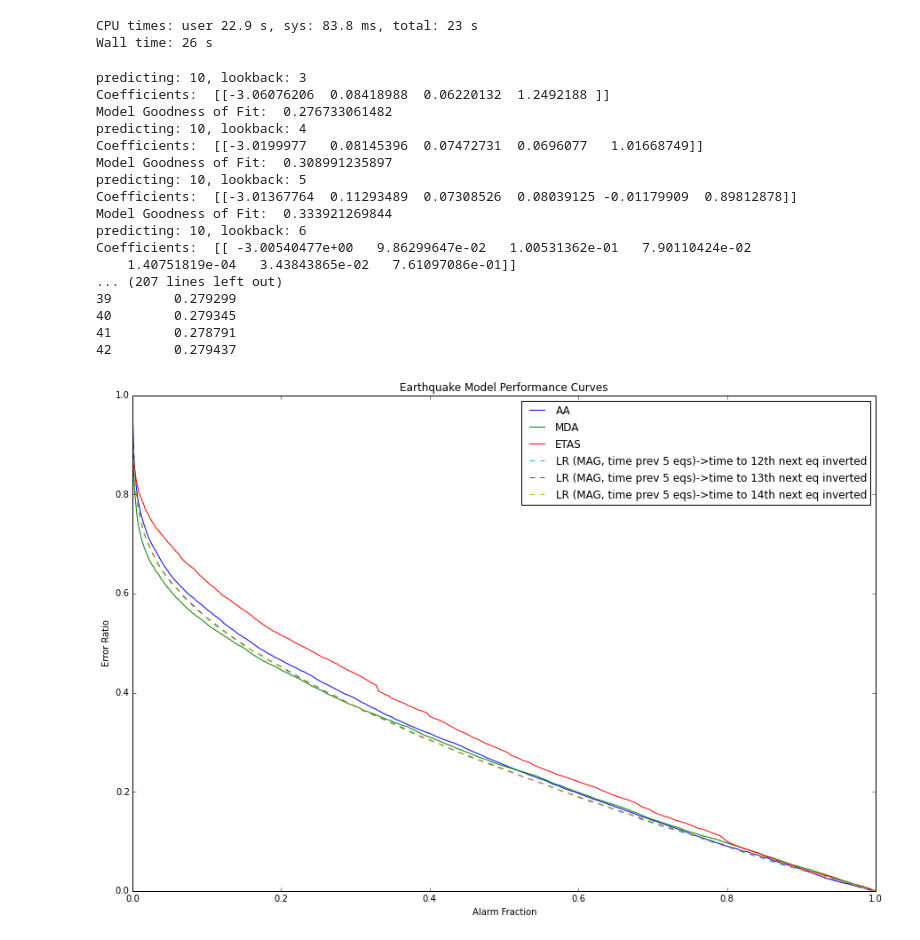
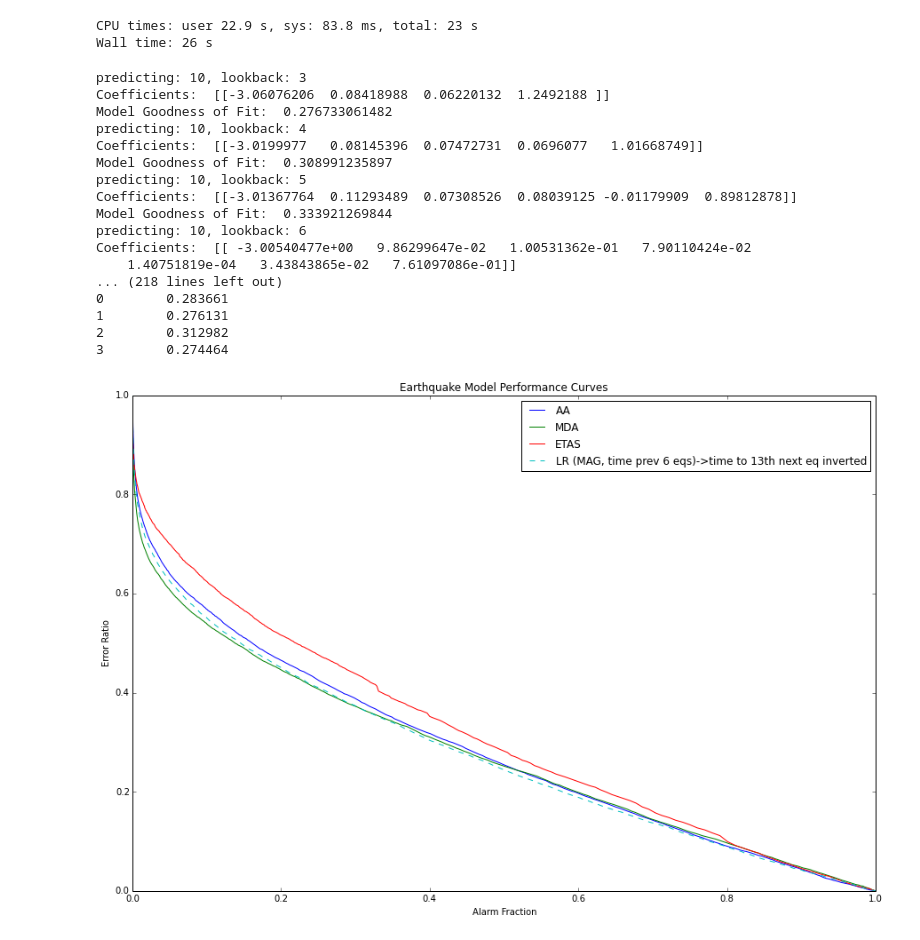
Before and after one commit to AlvinYuan/analyzers, a Jupyter notebook: notebooks/CS294.ipynb, the cells around one changed output. Drawn from its saved outputs; the diff is of its cells as text; code cells hidden in the pictures.

```diff
--- a/notebooks/CS294.ipynb
+++ b/notebooks/CS294.ipynb
@@ -1894,6 +1894,8 @@ hypothesis above. More data could clear this up.
 In general though, it seems like this is a decent model space to apply to earthquake alarm prediction.
 """
 labels = []
+best_lr_label = None
+best_training_score = 1;
 for end_cutoff in xrange(10,20):
     for beginning_cutoff in xrange(3,7):
         # Set up Input/Output data
@@ -1947,37 +1949,42 @@ for end_cutoff in xrange(10,20):
         # Evaluation
         alarm_fractions = []
         error_ratios = []
         for multiplier in multipliers:
             alarm_model = convert_time_prediction_model_to_alarm_model(model, alarm_func_generator(multiplier, max_alarm_length))
             alarms = alarm_model(test_matrix, test_event_times)
             predicted, time_contributions = process_alarms(test_event_times, alarms)
             alarm_fractions.append(alarm_fraction(test_event_times, time_contributions))
             error_ratios.append(error_ratio(predicted))
         check_coverage(alarm_fractions, error_ratios)
         test_points = clean_points(alarm_fractions, error_ratios)
 
         label = "LR (MAG, time prev " + str(beginning_cutoff) + " eqs)->time to " + str(end_cutoff) + "th next eq inverted"
         labels.append(label)
+        if (score(training_points) < best_training_score):
+            best_training_score = score(training_points)
+            best_lr_label = label
+
         tested_models[label] = { "training": training_points, "test": test_points }
 # Print and Plot Results
 printScoresAgainstBaselines(labels, True)
-plotAgainstBaselines([labels[10], labels[14], labels[18]], isList=True)
+printScoresAgainstBaselines(best_lr_label)
+plotAgainstBaselines(best_lr_label)
 # %% [output]
 predicting: 10, lookback: 3
 Coefficients:  [[-3.06076206  0.08418988  0.06220132  1.2492188 ]]
 Model Goodness of Fit:  0.276733061482
 predicting: 10, lookback: 4
 Coefficients:  [[-3.0199977   0.08145396  0.07472731  0.0696077   1.01668749]]
 Model Goodness of Fit:  0.308991235897
 predicting: 10, lookback: 5
 Coefficients:  [[-3.01367764  0.11293489  0.07308526  0.08039125 -0.01179909  0.89812878]]
 Model Goodness of Fit:  0.333921269844
 predicting: 10, lookback: 6
 Coefficients:  [[ -3.00540477e+00   9.86299647e-02   1.00531362e-01   7.90110424e-02
     1.40751819e-04   3.43843865e-02   7.61097086e-01]]
-... (207 lines left out)
-39        0.279299
-40        0.279345
-41        0.278791
-42        0.279437
+... (218 lines left out)
+0        0.283661
+1        0.276131
+2        0.312982
+3        0.274464
-[figure, old version]
+[figure, new version]
```
Also changed, not shown: parts of 4 cells of this notebook.
